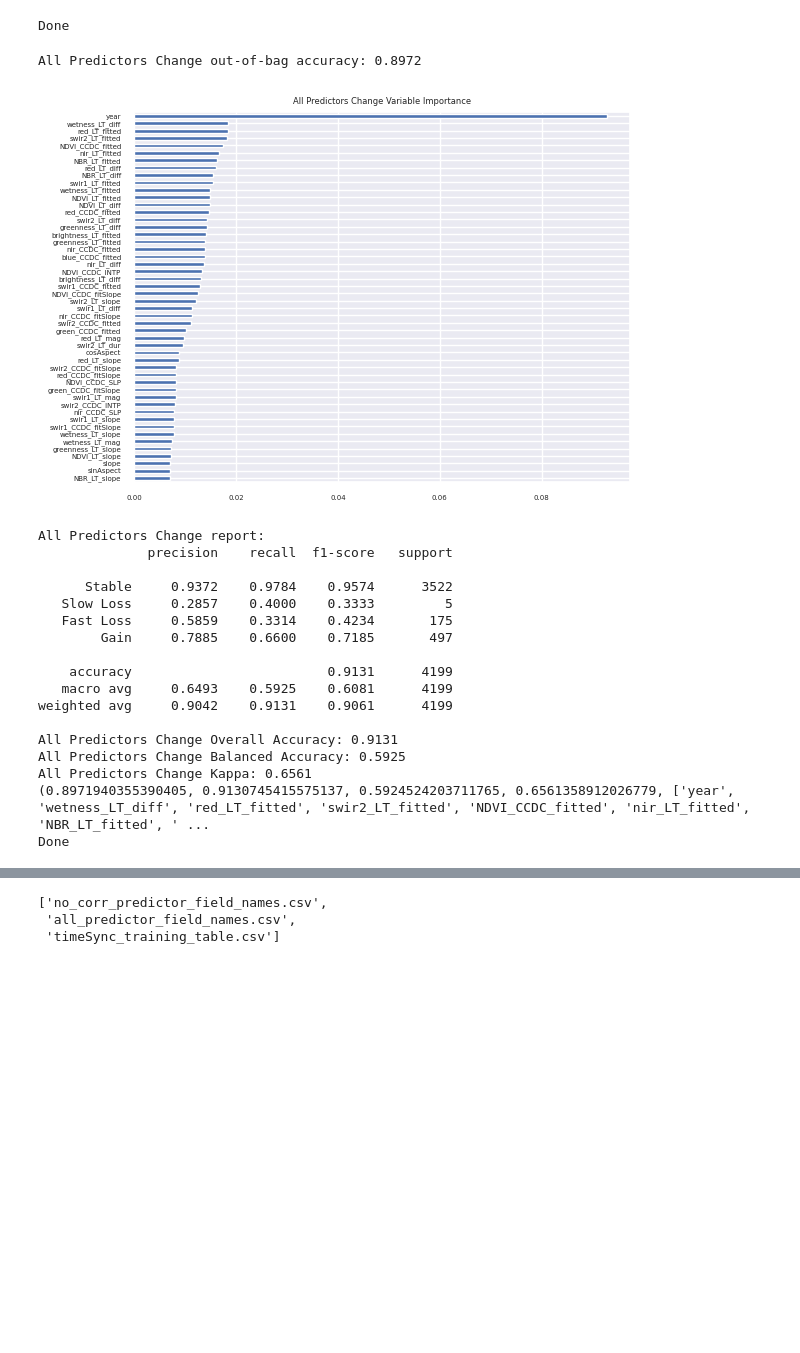
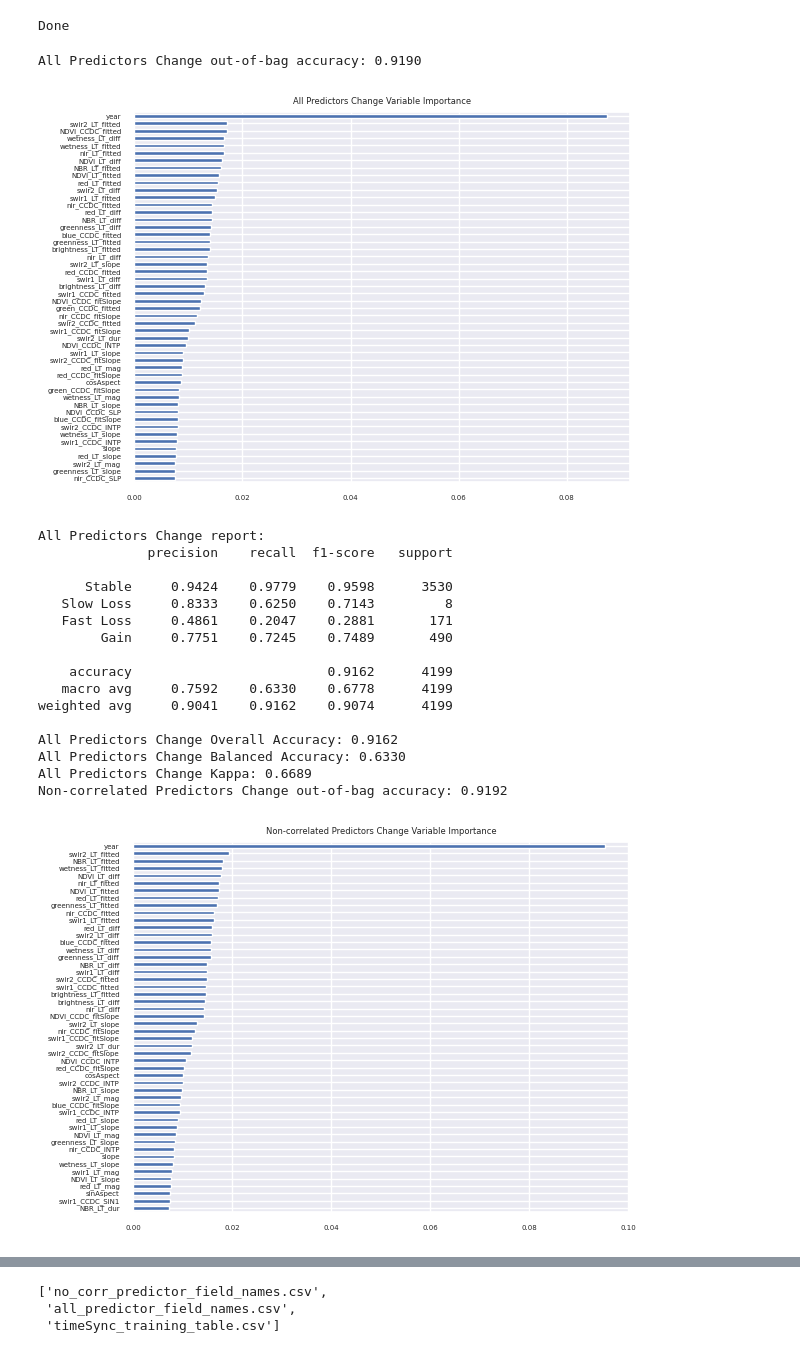
Before and after one commit to redcastle-resources/lcms-training, a Jupyter notebook: 5.1-Model_Calibration.ipynb, the cells around one changed output, grey strips where cells are left out. Saved outputs shown, nothing was run; the diff lists cells and outputs as text; code cells hidden in the pictures; blank space fills up the shorter version.

```diff
--- a/5.1-Model_Calibration.ipynb
+++ b/5.1-Model_Calibration.ipynb
@@ -339,7 +339,7 @@ from sklearn.metrics import accuracy_score,classification_report,balanced_accura
 # Now we will fit RF models and evaluate them using several methods
 # This will help us understand the error structure within the model
 
-nTrees = 10
+nTrees = 50
 seed = 999
 
 def fit_rf(product_name,predictor_fields,title_prefix='',var_importance_n = 50):
@@ -402,37 +402,49 @@ print('Done')
 # %% [output]
 Done
 # %%
-# Now evaluate models for each LCMS product
+# Now evaluate models for each LCMS product and create a summary table
 product_names = ['Change','Land_Cover','Land_Use']
 acc_table = []
-for product_name in product_names[:1]:
-    all_model_info = fit_rf(product_name,predictor_field_names,'All Predictors')
-    print(all_model_info)
-#     oob_acc,overall_acc,balanced_acc,kappa,non_corr_var_imp = fit_rf(product_name,predictor_field_names_no_corr,'Non-correlated Predictors')
+for product_name in product_names:
+    all_model_info = list(fit_rf(product_name,predictor_field_names,'All Predictors'))
 
+    all_model_info.insert(0,'All Predictors')
+    all_model_info.insert(0,product_name)
+    acc_table.append(all_model_info)
+
+    non_corr_model_info = list(fit_rf(product_name,predictor_field_names_no_corr,'Non-correlated Predictors'))
+    non_corr_model_info.insert(0,'Non-correlated Predictors')
+    non_corr_model_info.insert(0,product_name)
+    acc_table.append(non_corr_model_info)
 #     print(all_var_imp)
-#     fit_rf(product_name,all_var_imp[:30],'Top 30 Var Imp')
-#     fit_rf(product_name,non_corr_var_imp[:30],'Non Corr Top 30 Var Imp')
+    all_top30_model_info = list(fit_rf(product_name,all_var_imp[:30],'Top 30 Var Imp'))
+    all_top30_model_info.insert(0,'All Predictors Top 30')
+    all_top30_model_info.insert(0,product_name)
+    acc_table.append(all_top30_model_info)
 
+    non_corr_top30_model_info = list(fit_rf(product_name,non_corr_var_imp[:30],'Non Corr Top 30 Var Imp'))
+    non_corr_top30_model_info.insert(0,'Non-correlated Predictors Top 30')
+    non_corr_top30_model_info.insert(0,product_name)
+    acc_table.append(non_corr_top30_model_info)
 
 print('Done')
 # %% [output]
-All Predictors Change out-of-bag accuracy: 0.8972
+All Predictors Change out-of-bag accuracy: 0.9190
-[figure, old version]
+[figure, new version]
 All Predictors Change report:
               precision    recall  f1-score   support
 
-      Stable     0.9372    0.9784    0.9574      3522
-   Slow Loss     0.2857    0.4000    0.3333         5
-   Fast Loss     0.5859    0.3314    0.4234       175
-        Gain     0.7885    0.6600    0.7185       497
+      Stable     0.9424    0.9779    0.9598      3530
+   Slow Loss     0.8333    0.6250    0.7143         8
+   Fast Loss     0.4861    0.2047    0.2881       171
+        Gain     0.7751    0.7245    0.7489       490
 
-    accuracy                         0.9131      4199
-   macro avg     0.6493    0.5925    0.6081      4199
-weighted avg     0.9042    0.9131    0.9061      4199
+    accuracy                         0.9162      4199
+   macro avg     0.7592    0.6330    0.6778      4199
+weighted avg     0.9041    0.9162    0.9074      4199
 
-All Predictors Change Overall Accuracy: 0.9131
-All Predictors Change Balanced Accuracy: 0.5925
-All Predictors Change Kappa: 0.6561
-(0.8971940355390405, 0.9130745415575137, 0.5924524203711765, 0.6561358912026779, ['year', 'wetness_LT_diff', 'red_LT_fitted', 'swir2_LT_fitted', 'NDVI_CCDC_fitted', 'nir_LT_fitted', 'NBR_LT_fitted', ' ...
-Done
+All Predictors Change Overall Accuracy: 0.9162
+All Predictors Change Balanced Accuracy: 0.6330
+All Predictors Change Kappa: 0.6689
+Non-correlated Predictors Change out-of-bag accuracy: 0.9192
+[figure, added]
```
Also changed, not shown: parts of 3 cells of this notebook.
